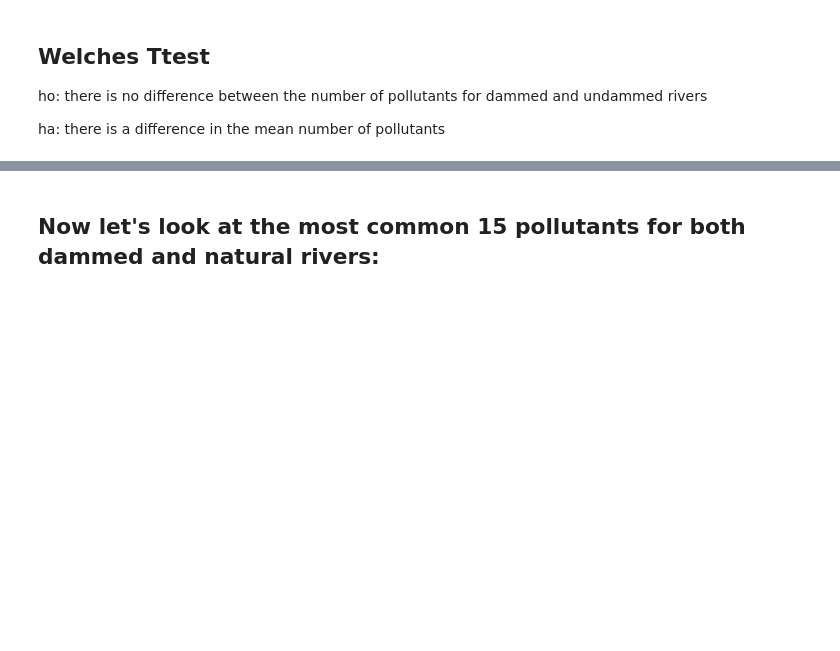
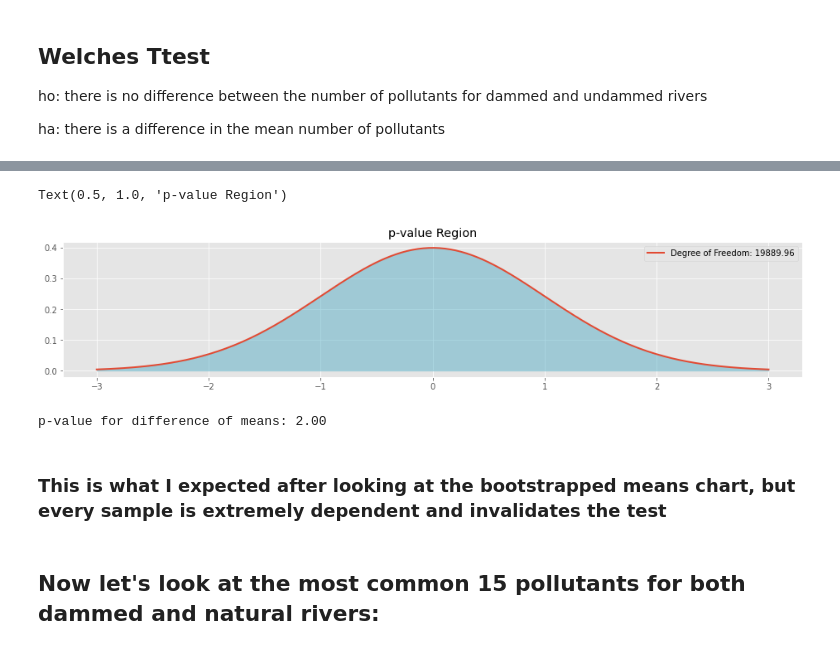
Before and after one commit to puga-42/Are-we-fixing-our-dammed-rivers, a Jupyter notebook: Walkthrough.ipynb, the cells around one changed output, grey strips where cells are left out. Drawn from its saved outputs; the diff is of its cells as text; code cells hidden in the pictures; blank space fills up the shorter version.

```diff
--- a/Walkthrough.ipynb
+++ b/Walkthrough.ipynb
@@ -145,3 +167,23 @@ t_stat
+# %%
+x = np.linspace(-3, 3, num=250)
+
+fig, ax = plt.subplots(1, figsize=(16, 3))
+rivers = stats.t(df_welch)
+ax.plot(x, rivers.pdf(x), linewidth=2, label="Degree of Freedom: {:2.2f}".format(df_welch))
+_ = ax.fill_between(x, rivers.pdf(x), where=(x >= -t_stat), color=colors_list[1], alpha=0.25)
+_ = ax.fill_between(x, rivers.pdf(x), where=(x <= t_stat), color=colors_list[1], alpha=0.25)
+ax.legend()
+ax.set_title("p-value Region")
+# %% [output]
+Text(0.5, 1.0, 'p-value Region')
+[figure, added]
+# %%
+p_value = rivers.cdf(t_stat) + (1 - rivers.cdf(-t_stat))
+print("p-value for difference of means: {:2.2f}".format(p_value))
+# %% [output]
+p-value for difference of means: 2.00
+# %% [markdown]
+### This is what I expected after looking at the bootstrapped means chart, but every sample is extremely dependent and invalidates the test
 # %% [markdown]
 ## Now let's look at the most common 15 pollutants for both dammed and natural rivers:
 # %%
```
Also changed, not shown: parts of 8 cells of this notebook, 12 other files.
